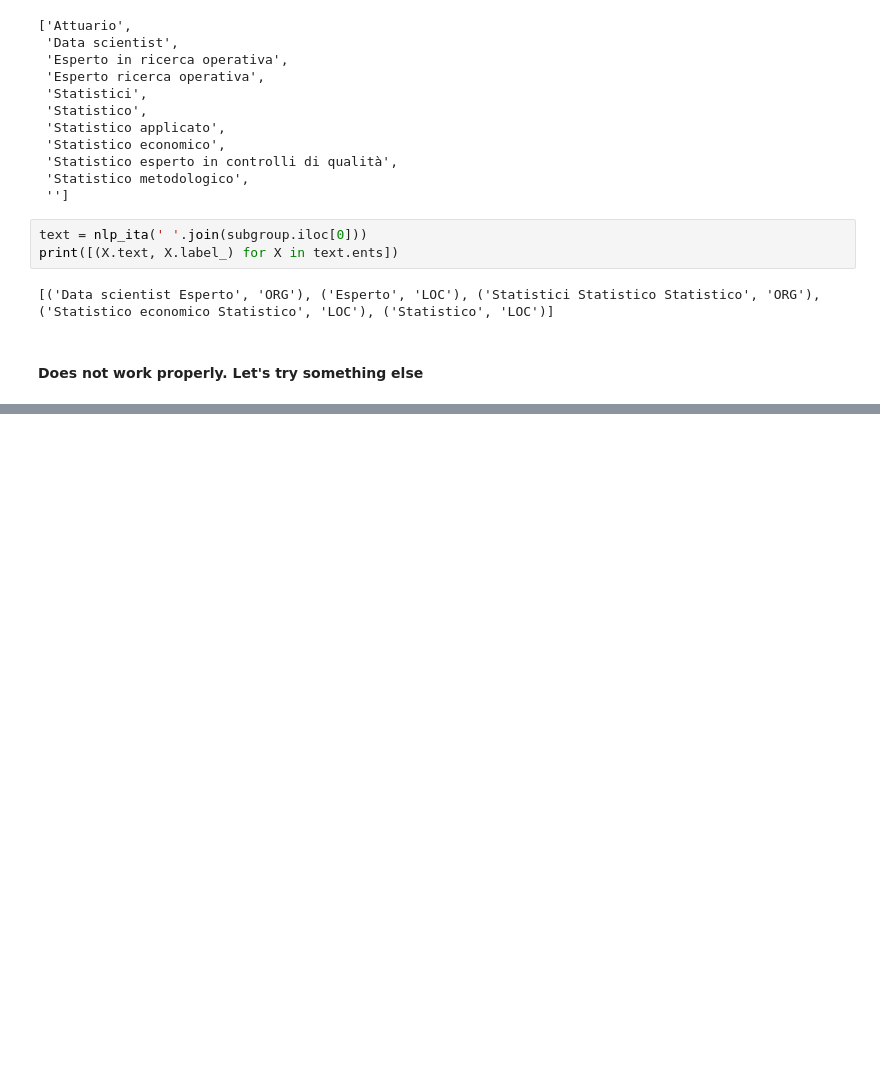
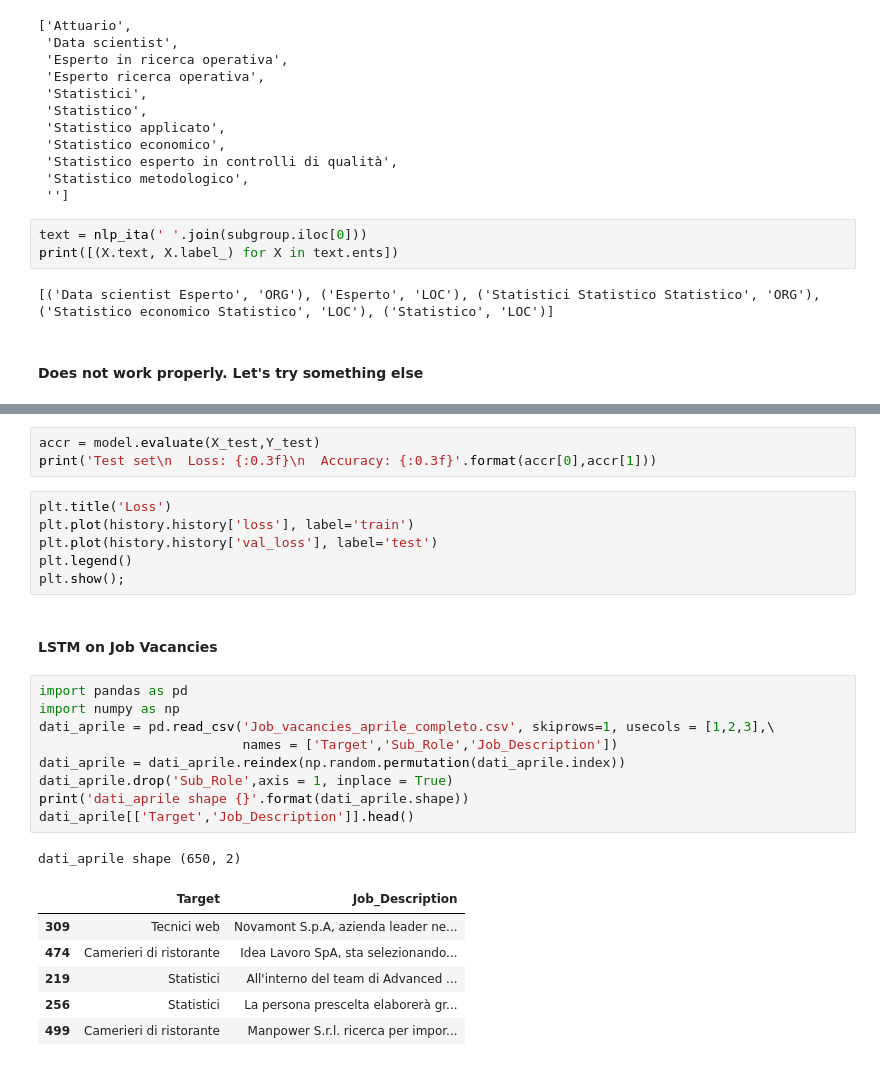
Before and after one commit to giorgiomondauto/NLP_LEO, a Jupyter notebook: NER.ipynb, the cells around one changed output, grey strips where cells are left out. Saved outputs shown, nothing was run; the diff lists cells and outputs as text; blank space fills up the shorter version.

```diff
--- a/NER.ipynb
+++ b/NER.ipynb
@@ -100,0 +333,28 @@ print([(X.text, X.label_) for X in text.ents])
+# %%
+accr = model.evaluate(X_test,Y_test)
+print('Test set\n  Loss: {:0.3f}\n  Accuracy: {:0.3f}'.format(accr[0],accr[1]))
+# %%
+plt.title('Loss')
+plt.plot(history.history['loss'], label='train')
+plt.plot(history.history['val_loss'], label='test')
+plt.legend()
+plt.show();
+# %% [markdown]
+#### LSTM on Job Vacancies
+# %%
+import pandas as pd
+import numpy as np
+dati_aprile = pd.read_csv('Job_vacancies_aprile_completo.csv', skiprows=1, usecols = [1,2,3],\
+                          names = ['Target','Sub_Role','Job_Description'])
+dati_aprile = dati_aprile.reindex(np.random.permutation(dati_aprile.index))
+dati_aprile.drop('Sub_Role',axis = 1, inplace = True)
+print('dati_aprile shape {}'.format(dati_aprile.shape))
+dati_aprile[['Target','Job_Description']].head()
+# %% [output]
+dati_aprile shape (650, 2)
+|  | Target | Job_Description |
+| 309 | Tecnici web | Novamont S.p.A, azienda leader ne... |
+| 474 | Camerieri di ristorante | Idea Lavoro SpA, sta selezionando... |
+| 219 | Statistici | All'interno del team di Advanced ... |
+| 256 | Statistici | La persona prescelta elaborerà gr... |
+| 499 | Camerieri di ristorante | Manpower S.r.l. ricerca per impor... |
```
Also changed, not shown: parts of 36 cells of this notebook, 1 other file.
